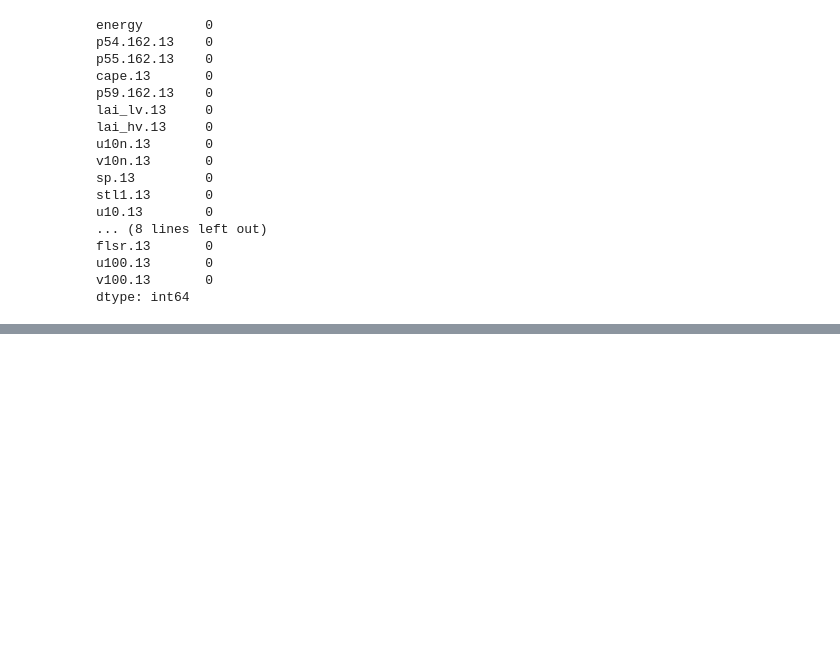
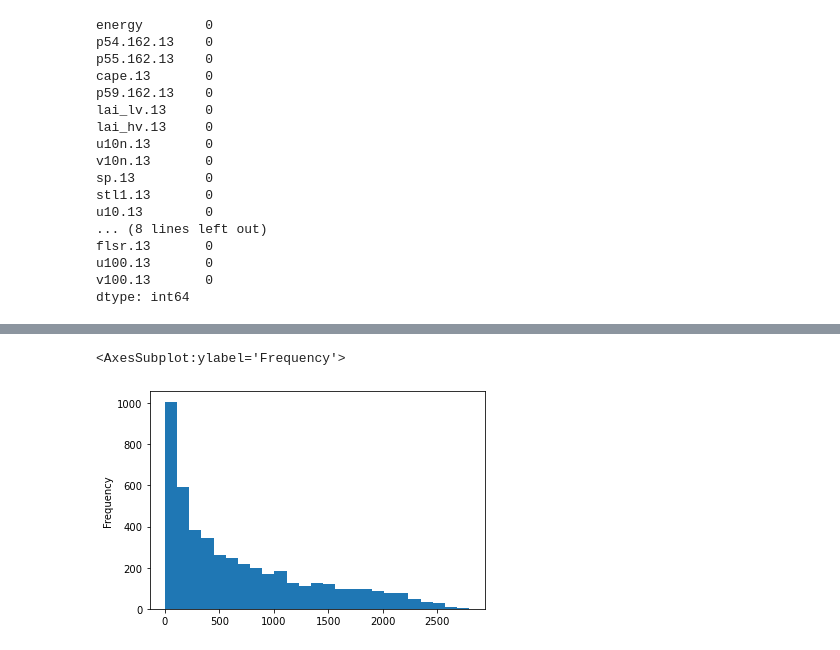
Before and after one commit to mgommez/practica1_ml, a Jupyter notebook: EDA.ipynb, the cells around one changed output, grey strips where cells are left out. Cells and saved outputs as stored; diff of their text form; code cells hidden in the pictures; blank space fills up the shorter version.

```diff
--- a/EDA.ipynb
+++ b/EDA.ipynb
@@ -130,0 +173,5 @@ Como podemos ver, no hay ningún valor perdido en nuestros datos, por lo que no
+# %%
+wind_ava['energy'].plot.hist(bins=25)
+# %% [output]
+<AxesSubplot:ylabel='Frequency'>
+[figure, added]
```
Also changed, not shown: parts of 7 cells of this notebook.
